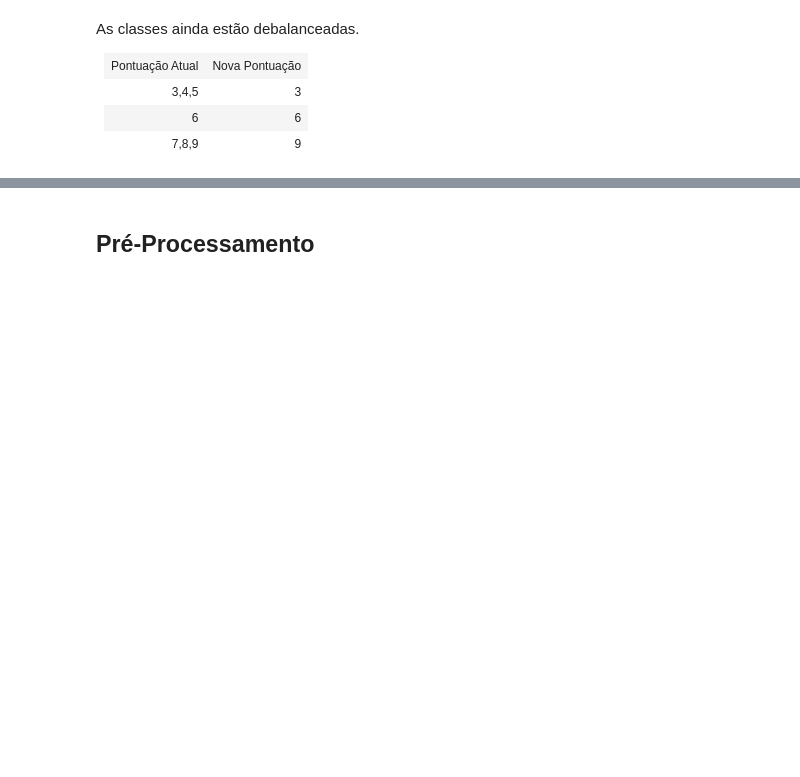
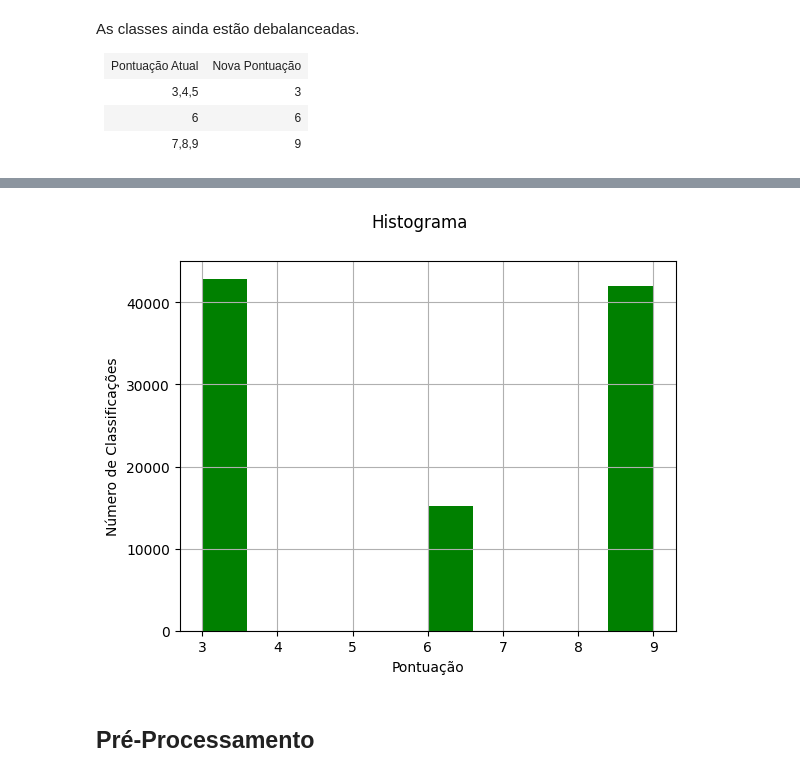
Before and after one commit to machadodecastro/animal_death_risk_prediction, a Jupyter notebook: Projeto.ipynb, the cells around one changed output, grey strips where cells are left out. Drawn from its saved outputs; the diff is of its cells as text; code cells hidden in the pictures; blank space fills up the shorter version.

```diff
--- a/Projeto.ipynb
+++ b/Projeto.ipynb
@@ -160,10 +291,12 @@ print(df_linhagens_final['risco'].value_counts())
 # %%
 # Plot
-df_vinhos_final['quality'].hist(color = "green")
+df_linhagens_final['risco'].hist(color = "green")
 plt.suptitle('Histograma')
 plt.xlabel('Pontuação')
 plt.ylabel('Número de Classificações')
 plt.show()
+# %% [output]
+[figure, added]
 # %%
 # Salvamos uma cópia do noovo dataset em disco
 df_linhagens_final.to_csv('dados/df_linhagens_final.csv', index = False)
```
Also changed, not shown: parts of 42 cells of this notebook, 10 other files.
